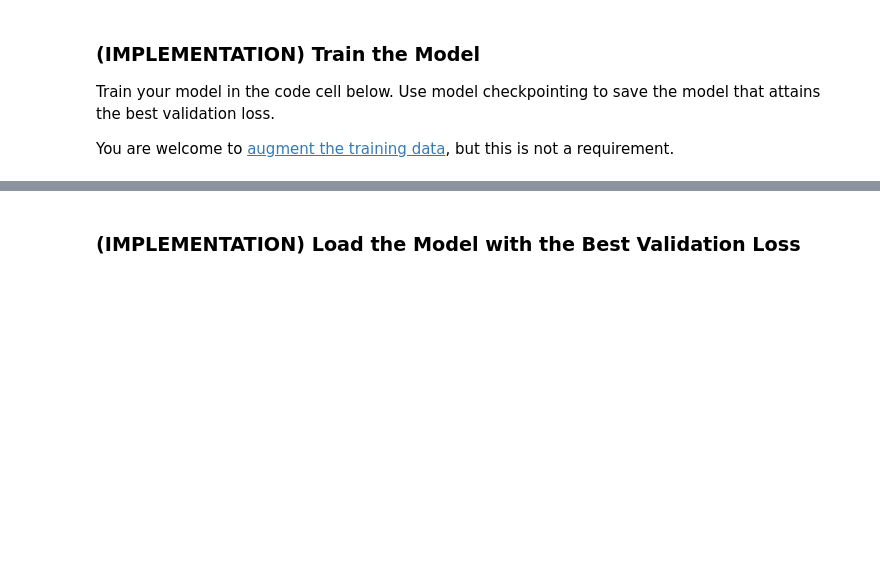
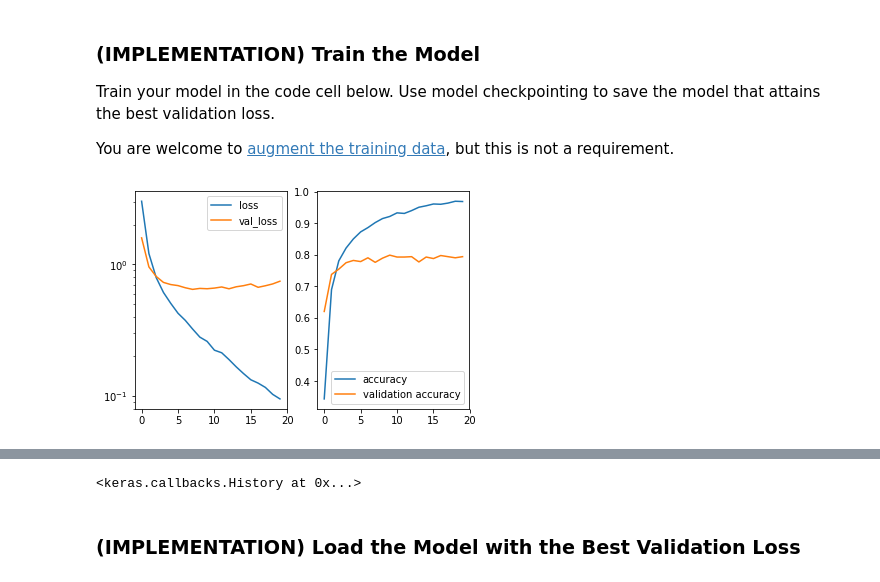
Before and after one commit to kav/dog-project, a Jupyter notebook: dog_app.ipynb, the cells around one changed output, grey strips where cells are left out. Saved outputs shown, nothing was run; the diff lists cells and outputs as text; code cells hidden in the pictures; blank space fills up the shorter version.

```diff
--- a/dog_app.ipynb
+++ b/dog_app.ipynb
@@ -642,3 +669,8 @@ In the code block below, extract the bottleneck features corresponding to the tr
+# %%
+bottleneck_features_VGG19 = np.load('bottleneck_features/DogVGG19Data.npz')
+train_VGG19 = bottleneck_features_VGG19['train']
+valid_VGG19 = bottleneck_features_VGG19['valid']
+test_VGG19 = bottleneck_features_VGG19['test']
 # %% [markdown]
 ### (IMPLEMENTATION) Model Architecture
 
@@ -653,0 +684,8 @@ __Answer:__
+# %%
+VGG19_model = Sequential()
+VGG19_model.add(InputLayer(input_shape=train_VGG19.shape[1:]))
+VGG19_model.add(GlobalAveragePooling2D())
+VGG19_model.add(Dense(256, activation='sigmoid'))
+VGG19_model.add(Dropout(.3))
+VGG19_model.add(Dense(133, activation='softmax'))
+VGG19_model.summary()
@@ -658,3 +712,5 @@ __Answer:__
+# %%
+VGG19_model.compile(loss='categorical_crossentropy', optimizer='rmsprop', metrics=['accuracy'])
 # %% [markdown]
 ### (IMPLEMENTATION) Train the Model
 
@@ -665,0 +720,9 @@ You are welcome to [augment the training data](https://blog.keras.io/building-po
+# %%
+checkpointer = ModelCheckpoint(filepath='saved_models/weights.best.VGG19.hdf5',
+                               verbose=1, save_best_only=True)
+
+VGG19_model.fit(train_VGG19, train_targets,
+          validation_data=(valid_VGG19, valid_targets),
+          epochs=20, batch_size=20, callbacks=[checkpointer, plot], verbose=1)
+# %% [output]
+[figure, added]
@@ -666,2 +730,3 @@ You are welcome to [augment the training data](https://blog.keras.io/building-po
+<keras.callbacks.History at 0x...>
 # %% [markdown]
 ### (IMPLEMENTATION) Load the Model with the Best Validation Loss
```
Also changed, not shown: parts of 42 cells of this notebook, 11 other files.
